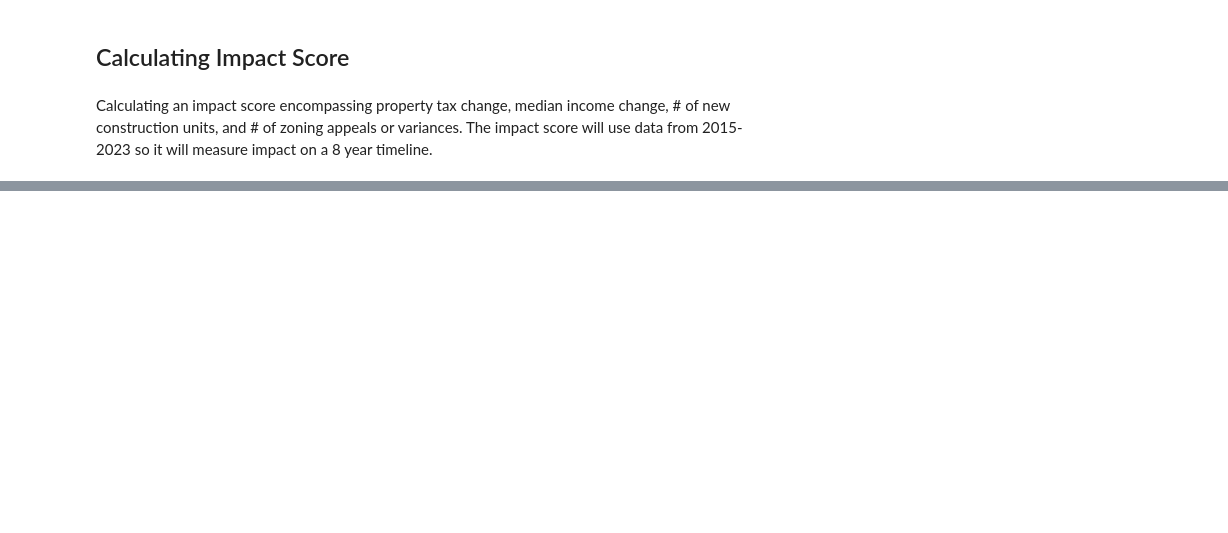
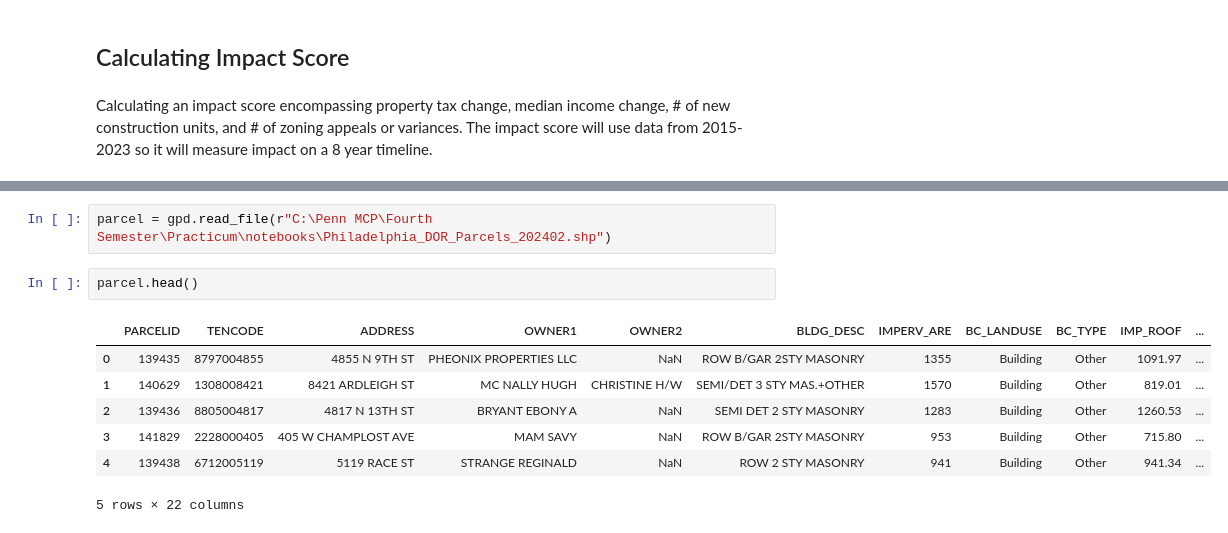
Before and after one commit to avavani/Practicum, a Jupyter notebook: notebooks/impact_score.ipynb, the cells around one changed output, grey strips where cells are left out. Drawn from its saved outputs; the diff is of its cells as text; blank space fills up the shorter version.

```diff
--- a/notebooks/impact_score.ipynb
+++ b/notebooks/impact_score.ipynb
@@ -25,0 +39,12 @@ prop.head()
+# %%
+parcel = gpd.read_file(r"C:\Penn MCP\Fourth Semester\Practicum\notebooks\Philadelphia_DOR_Parcels_202402.shp")
+# %%
+parcel.head()
+# %% [output]
+|  | PARCELID | TENCODE | ADDRESS | OWNER1 | OWNER2 | BLDG_DESC | IMPERV_ARE | BC_LANDUSE | BC_TYPE | IMP_ROOF | ... |
+| 0 | 139435 | 8797004855 | 4855 N 9TH ST | PHEONIX PROPERTIES LLC | NaN | ROW B/GAR 2STY MASONRY | 1355 | Building | Other | 1091.97 | ... |
+| 1 | 140629 | 1308008421 | 8421 ARDLEIGH ST | MC NALLY HUGH | CHRISTINE H/W | SEMI/DET 3 STY MAS.+OTHER | 1570 | Building | Other | 819.01 | ... |
+| 2 | 139436 | 8805004817 | 4817 N 13TH ST | BRYANT EBONY A | NaN | SEMI DET 2 STY MASONRY | 1283 | Building | Other | 1260.53 | ... |
+| 3 | 141829 | 2228000405 | 405 W CHAMPLOST AVE | MAM SAVY | NaN | ROW B/GAR 2STY MASONRY | 953 | Building | Other | 715.80 | ... |
+| 4 | 139438 | 6712005119 | 5119 RACE ST | STRANGE REGINALD | NaN | ROW 2 STY MASONRY | 941 | Building | Other | 941.34 | ... |
+5 rows × 22 columns
```
Also changed, not shown: parts of 39 cells of this notebook, 23 other files.
